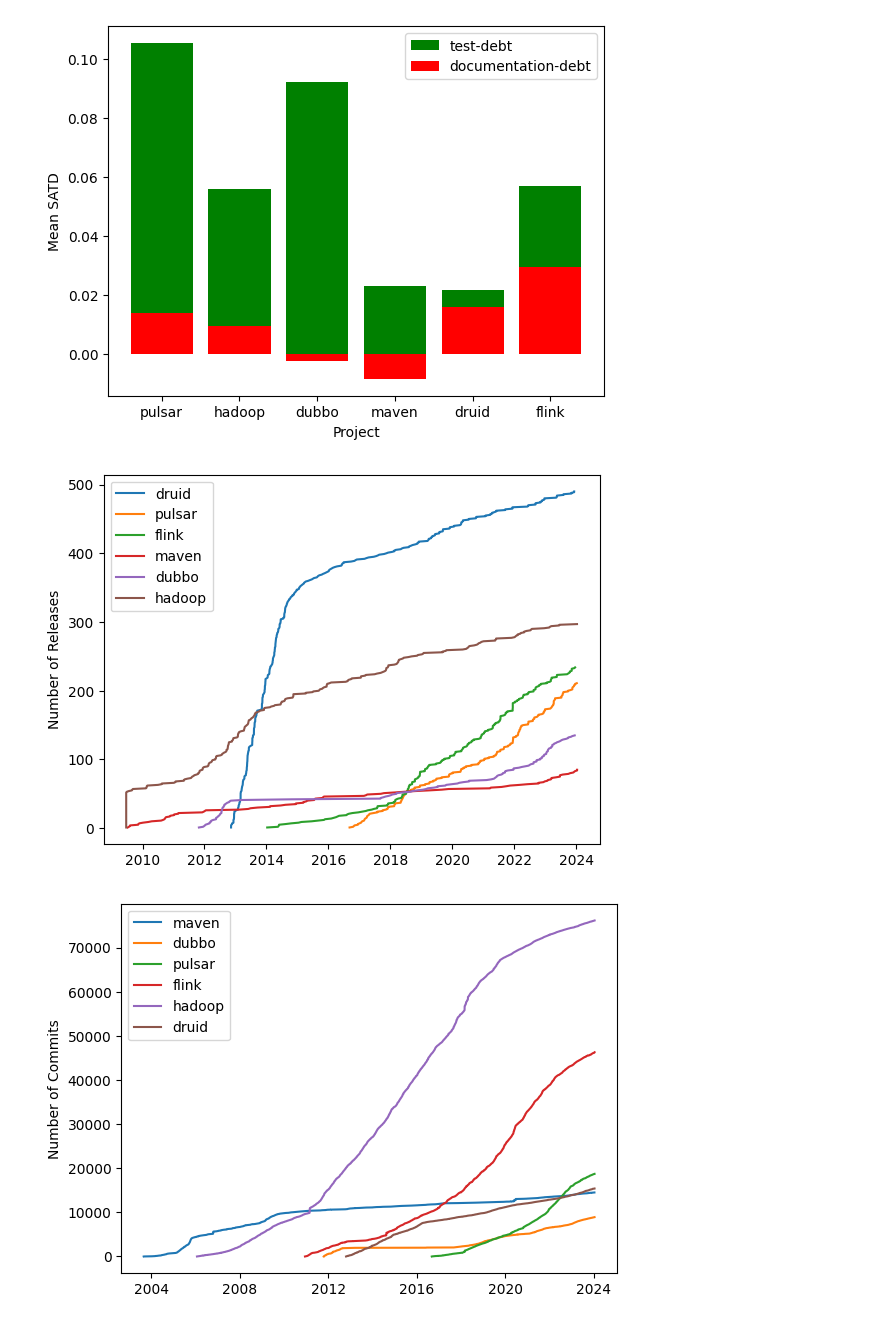
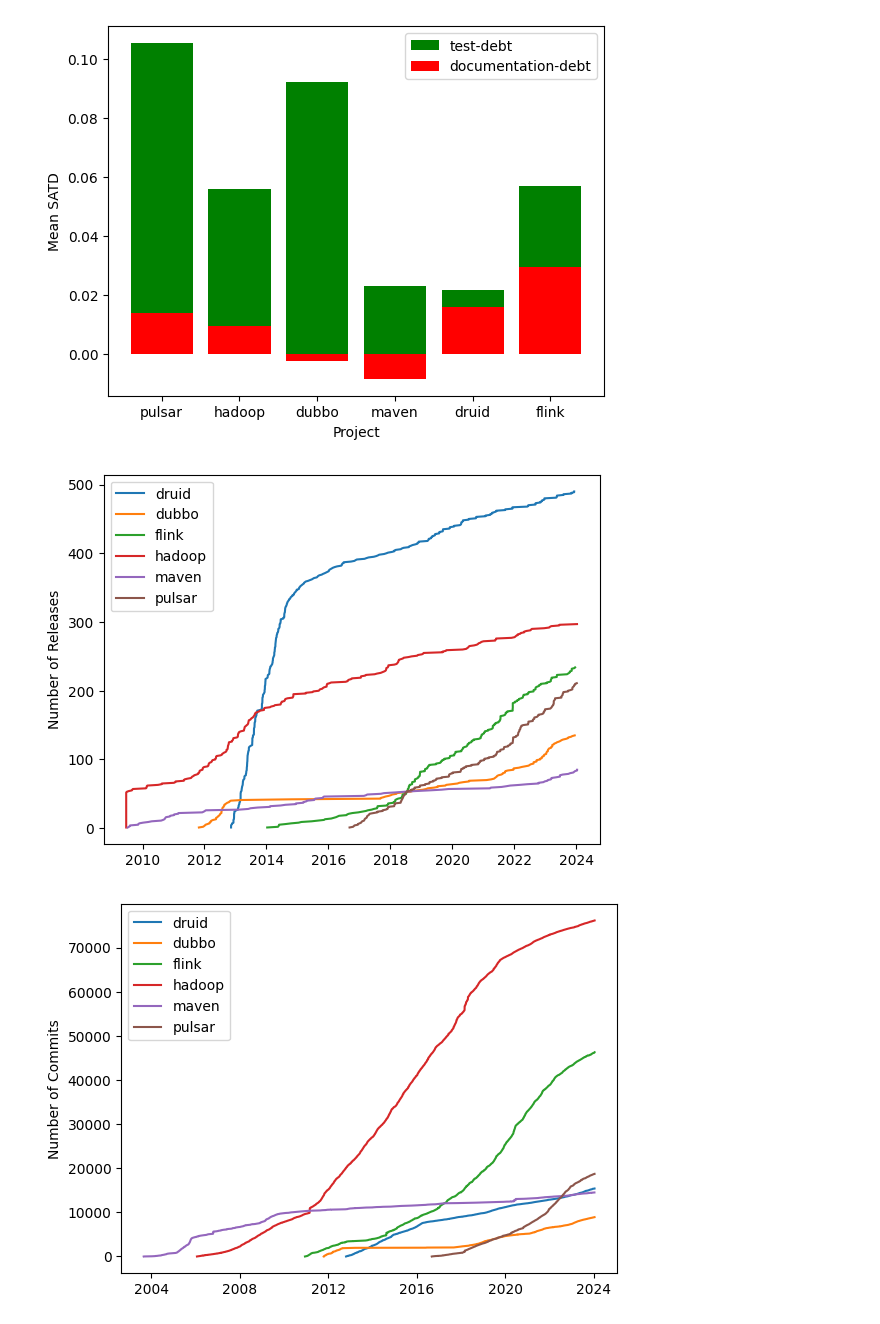
Before and after one commit to patricklindner/satd_finder, a Jupyter notebook: description.ipynb, the cells around one changed output. Saved outputs shown, nothing was run; the diff lists cells and outputs as text; code cells hidden in the pictures.

```diff
--- a/description.ipynb
+++ b/description.ipynb
@@ -71,7 +71,7 @@ def plot_releases(name: str, df: DataFrame):
 
 df = pd.read_csv("data/releases.csv")
 df["timestamp"] = pd.to_datetime(df["timestamp"], unit="s")
-projects = df["project"].unique()
+projects = sorted(df["project"].unique())
 
 for project in projects:
     plot_releases(project, df[df["project"] == project])
@@ -80,27 +80,27 @@ plt.legend()
 plt.ylabel("Number of Releases")
 plt.show()
 # %% [output]
-[figure, old version]
+[figure, new version]
 # %%
 """
 Number of commits
 """
 
 def plot_commits(name: str, df: DataFrame):
     df = df.sort_values(by=["timestamp"], ascending=True)
     df["count"] = 1
     plt.plot(df["timestamp"], df["count"].cumsum(), label=name.split("-")[0])
 
 
 df = pd.read_csv("data/commits.csv")
 df["timestamp"] = pd.to_datetime(df["timestamp"], unit="s")
-projects = df["project"].unique()
+projects = sorted(df["project"].unique())
 
 for project in projects:
     plot_releases(project, df[df["project"] == project])
 
 plt.legend()
 plt.ylabel("Number of Commits")
 plt.show()
 # %% [output]
-[figure, old version]
+[figure, new version]
```
Also changed, not shown: 2 other files.
